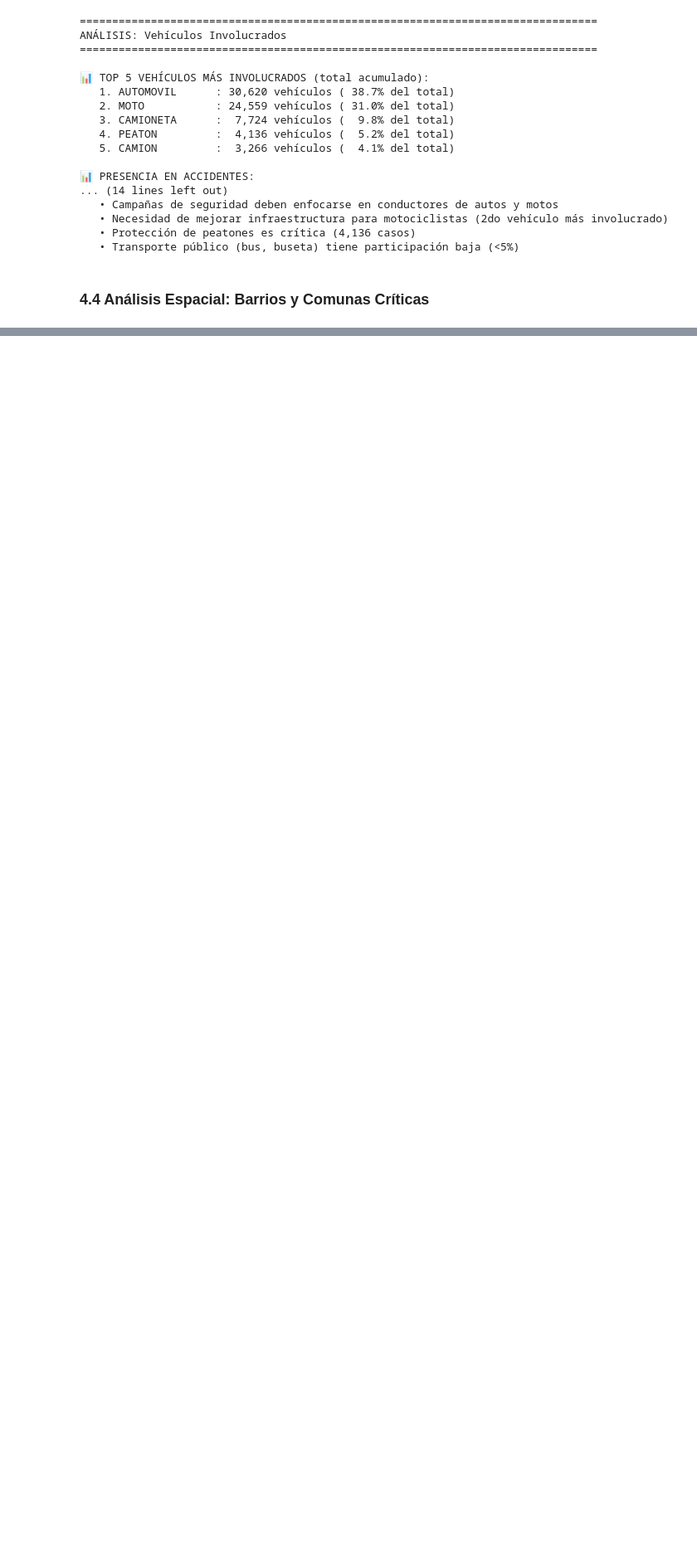
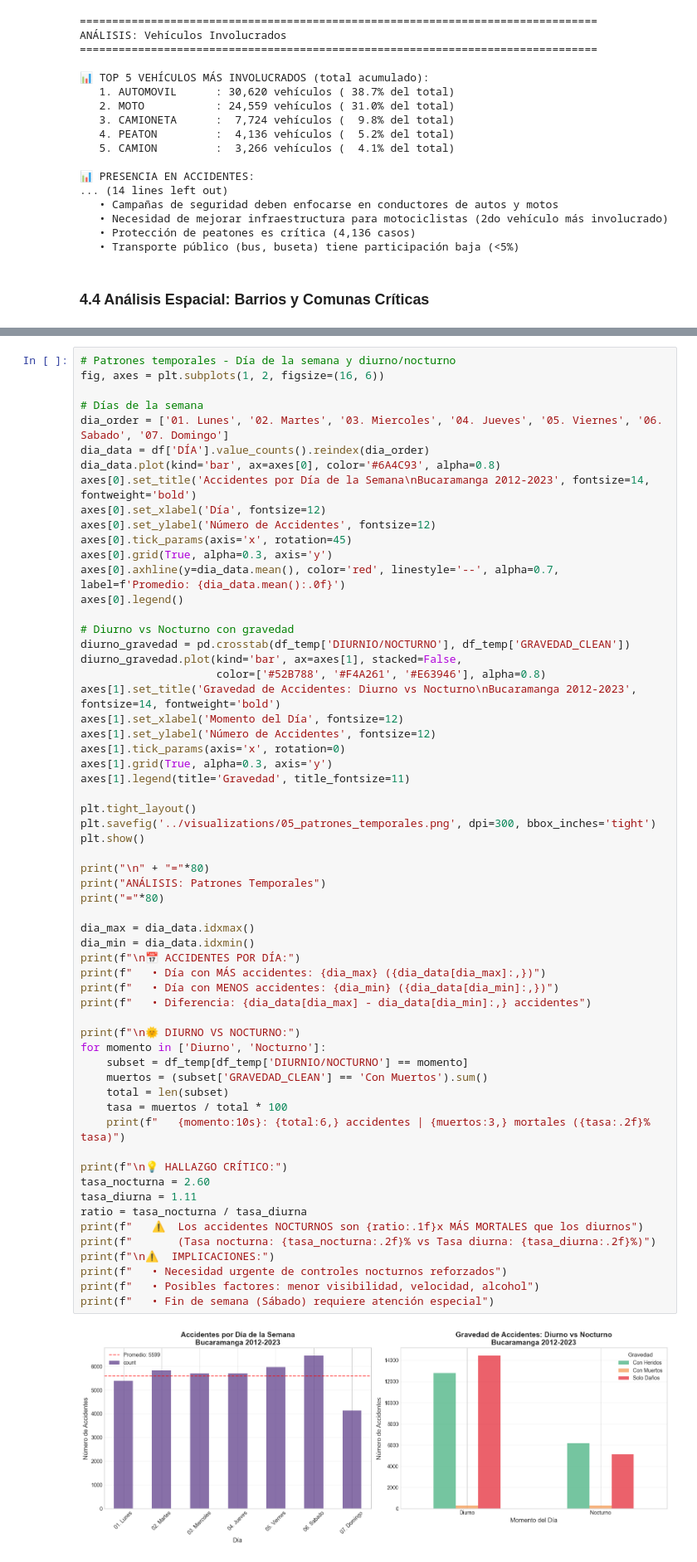
Before and after one commit to nicocamachoa/proyecto-ciencia-datos-accidentalidad-vial, a Jupyter notebook: notebooks/02_exploracion.ipynb, the cells around one changed output, grey strips where cells are left out. Shown at 83% size. Drawn from its saved outputs; the diff is of its cells as text; blank space fills up the shorter version.

```diff
--- a/notebooks/02_exploracion.ipynb
+++ b/notebooks/02_exploracion.ipynb
@@ -546,0 +611,62 @@ ANÁLISIS: Vehículos Involucrados
+# %%
+# Patrones temporales - Día de la semana y diurno/nocturno
+fig, axes = plt.subplots(1, 2, figsize=(16, 6))
+
+# Días de la semana
+dia_order = ['01. Lunes', '02. Martes', '03. Miercoles', '04. Jueves', '05. Viernes', '06. Sabado', '07. Domingo']
+dia_data = df['DÍA'].value_counts().reindex(dia_order)
+dia_data.plot(kind='bar', ax=axes[0], color='#6A4C93', alpha=0.8)
+axes[0].set_title('Accidentes por Día de la Semana\nBucaramanga 2012-2023', fontsize=14, fontweight='bold')
+axes[0].set_xlabel('Día', fontsize=12)
+axes[0].set_ylabel('Número de Accidentes', fontsize=12)
+axes[0].tick_params(axis='x', rotation=45)
+axes[0].grid(True, alpha=0.3, axis='y')
+axes[0].axhline(y=dia_data.mean(), color='red', linestyle='--', alpha=0.7, label=f'Promedio: {dia_data.mean():.0f}')
+axes[0].legend()
+
+# Diurno vs Nocturno con gravedad
+diurno_gravedad = pd.crosstab(df_temp['DIURNIO/NOCTURNO'], df_temp['GRAVEDAD_CLEAN'])
+diurno_gravedad.plot(kind='bar', ax=axes[1], stacked=False,
+                     color=['#52B788', '#F4A261', '#E63946'], alpha=0.8)
+axes[1].set_title('Gravedad de Accidentes: Diurno vs Nocturno\nBucaramanga 2012-2023', fontsize=14, fontweight='bold')
+axes[1].set_xlabel('Momento del Día', fontsize=12)
+axes[1].set_ylabel('Número de Accidentes', fontsize=12)
+axes[1].tick_params(axis='x', rotation=0)
+axes[1].grid(True, alpha=0.3, axis='y')
+axes[1].legend(title='Gravedad', title_fontsize=11)
+
+plt.tight_layout()
+plt.savefig('../visualizations/05_patrones_temporales.png', dpi=300, bbox_inches='tight')
+plt.show()
+
+print("\n" + "="*80)
+print("ANÁLISIS: Patrones Temporales")
+print("="*80)
+
+dia_max = dia_data.idxmax()
+dia_min = dia_data.idxmin()
+print(f"\n📅 ACCIDENTES POR DÍA:")
+print(f"   • Día con MÁS accidentes: {dia_max} ({dia_data[dia_max]:,})")
+print(f"   • Día con MENOS accidentes: {dia_min} ({dia_data[dia_min]:,})")
+print(f"   • Diferencia: {dia_data[dia_max] - dia_data[dia_min]:,} accidentes")
+
+print(f"\n🌞 DIURNO VS NOCTURNO:")
+for momento in ['Diurno', 'Nocturno']:
+    subset = df_temp[df_temp['DIURNIO/NOCTURNO'] == momento]
+    muertos = (subset['GRAVEDAD_CLEAN'] == 'Con Muertos').sum()
+    total = len(subset)
+    tasa = muertos / total * 100
+    print(f"   {momento:10s}: {total:6,} accidentes | {muertos:3,} mortales ({tasa:.2f}% tasa)")
+
+print(f"\n💡 HALLAZGO CRÍTICO:")
+tasa_nocturna = 2.60
+tasa_diurna = 1.11
+ratio = tasa_nocturna / tasa_diurna
+print(f"   ⚠️  Los accidentes NOCTURNOS son {ratio:.1f}x MÁS MORTALES que los diurnos")
+print(f"       (Tasa nocturna: {tasa_nocturna:.2f}% vs Tasa diurna: {tasa_diurna:.2f}%)")
+print(f"\n⚠️  IMPLICACIONES:")
+print(f"   • Necesidad urgente de controles nocturnos reforzados")
+print(f"   • Posibles factores: menor visibilidad, velocidad, alcohol")
+print(f"   • Fin de semana (Sábado) requiere atención especial")
+# %% [output]
+[figure, added]
```
Also changed, not shown: parts of 7 cells of this notebook.
